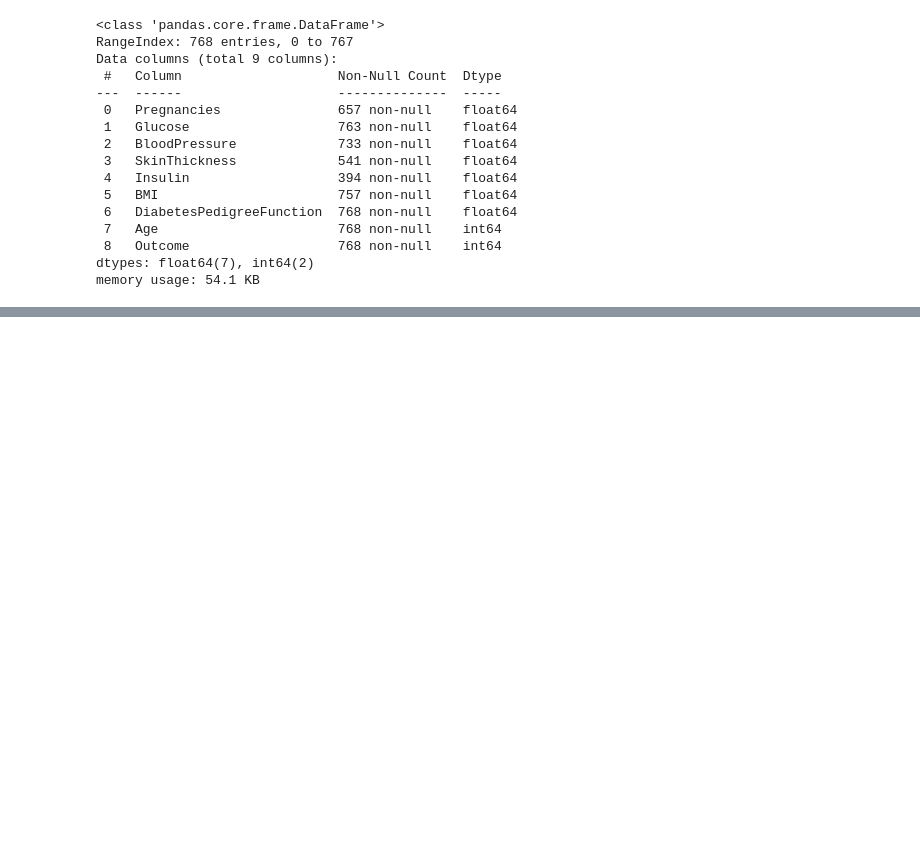
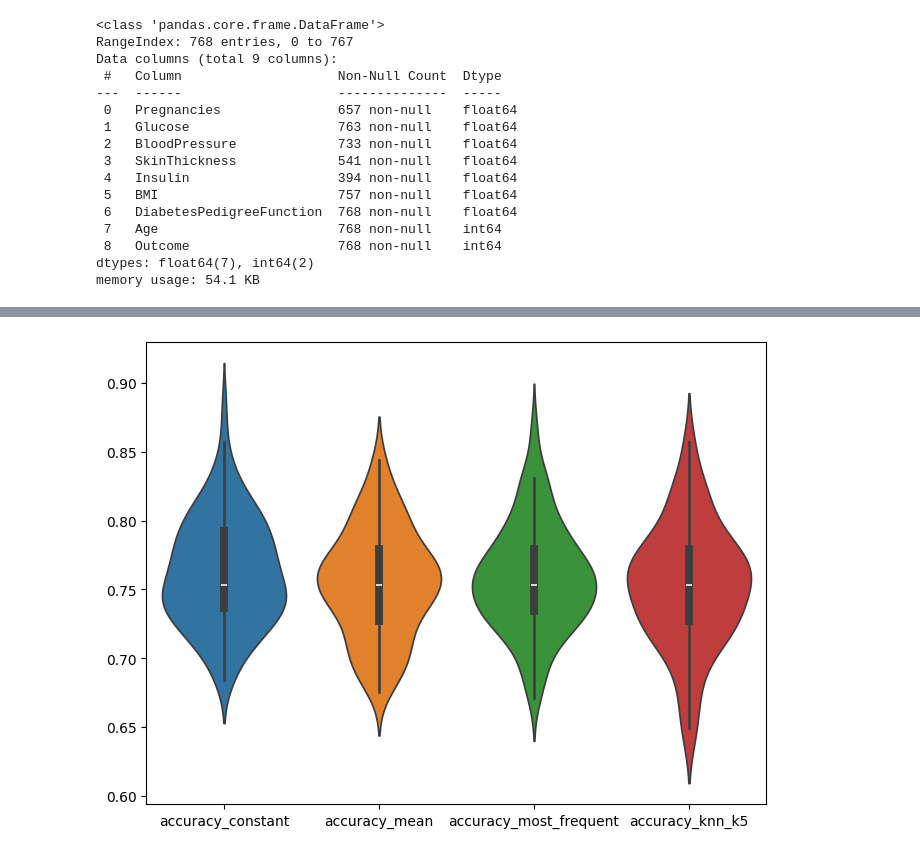
Before and after one commit to Rotany/master_procesamiento_datos, a Jupyter notebook: Trabajos/trabajo4.ipynb, the cells around one changed output, grey strips where cells are left out. Cells and saved outputs as stored; diff of their text form; code cells hidden in the pictures; blank space fills up the shorter version.

```diff
--- a/Trabajos/trabajo4.ipynb
+++ b/Trabajos/trabajo4.ipynb
@@ -140,0 +227,9 @@ plt.show()
+# %%
+x_columns = ['Pregnancies','Glucose', 'BloodPressure','SkinThickness', 'Insulin','BMI', 'DiabetesPedigreeFunction', 'Age']
+y_colums = 'Outcome'
+X = df_nan[x_columns]
+y = df_nan[y_colums]
+imputer_forest = Pipeline(steps=[('score', SimpleImputer(strategy='mean')),
+                                 ('reg',RandomForestClassifier())])
+rdfk = RepeatedStratifiedKFold(n_splits=10, random_state=42 )
+accuracy_mean = cross_val_score(imputer_forest, X, y, cv=rdfk, scoring='accuracy')
@@ -140,0 +238,9 @@ plt.show()
+# %%
+x_columns = ['Pregnancies','Glucose', 'BloodPressure','SkinThickness', 'Insulin','BMI', 'DiabetesPedigreeFunction', 'Age']
+y_colums = 'Outcome'
+X = df_nan[x_columns]
+y = df_nan[y_colums]
+imputer_forest = Pipeline(steps=[('score', SimpleImputer(strategy='most_frequent')),
+                                 ('reg',RandomForestClassifier())])
+rdfk = RepeatedStratifiedKFold(n_splits=10, random_state=42 )
+accuracy_most_frequent = cross_val_score(imputer_forest, X, y, cv=rdfk, scoring='accuracy')
@@ -140,0 +249,9 @@ plt.show()
+# %%
+x_columns = ['Pregnancies','Glucose', 'BloodPressure','SkinThickness', 'Insulin','BMI', 'DiabetesPedigreeFunction', 'Age']
+y_colums = 'Outcome'
+X = df_nan[x_columns]
+y = df_nan[y_colums]
+imputer_forest = Pipeline(steps=[('score', KNNImputer(n_neighbors=5)),
+                                 ('reg',RandomForestClassifier())])
+rdfk = RepeatedStratifiedKFold(n_splits=10, random_state=42 )
+accuracy_knn_k5 = cross_val_score(imputer_forest, X, y, cv=rdfk, scoring='accuracy')
@@ -140,0 +260,12 @@ plt.show()
+# %%
+plt.figure(figsize=(8,6))
+grupo ={
+    'accuracy_constant': accuracy_constant,
+    'accuracy_mean': accuracy_mean,
+    'accuracy_most_frequent': accuracy_most_frequent,
+    'accuracy_knn_k5': accuracy_knn_k5
+    }
+sn.violinplot(data=grupo)
+plt.show()
+# %% [output]
+[figure, added]
```
Also changed, not shown: parts of 25 cells of this notebook, 1 other file.
